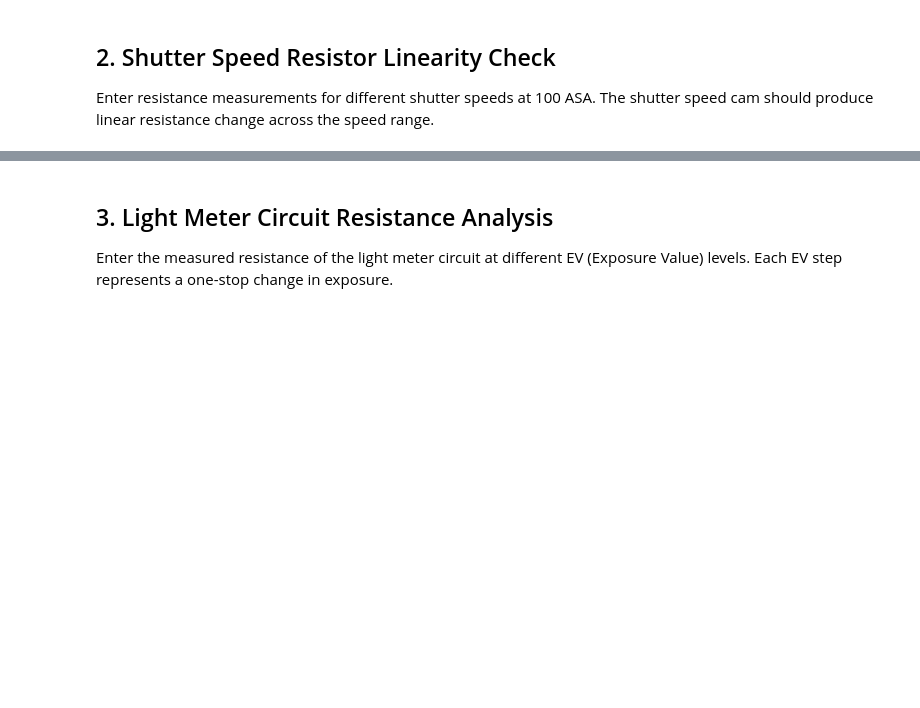
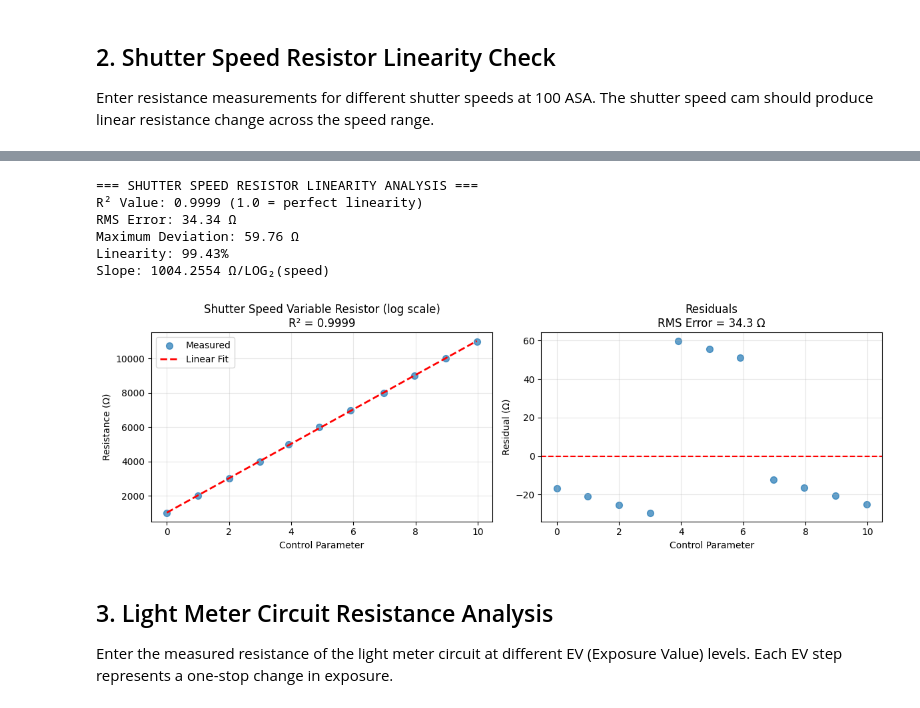
Before and after one commit to bjpirt/k1000-light-meter-calibration, a Jupyter notebook: calibration.ipynb, the cells around one changed output, grey strips where cells are left out. Cells and saved outputs as stored; diff of their text form; code cells hidden in the pictures; blank space fills up the shorter version.

```diff
--- a/calibration.ipynb
+++ b/calibration.ipynb
@@ -129,3 +92,14 @@ else:
+# %%
+# Analyze Shutter Speed Resistor Linearity
+shutter_analysis = analyze_shutter_resistor(shutter_grid)
+# %% [output]
+=== SHUTTER SPEED RESISTOR LINEARITY ANALYSIS ===
+R² Value: 0.9999 (1.0 = perfect linearity)
+RMS Error: 34.34 Ω
+Maximum Deviation: 59.76 Ω
+Linearity: 99.43%
+Slope: 1004.2554 Ω/LOG₂(speed)
+[figure, added]
 # %% [markdown]
 ## 3. Light Meter Circuit Resistance Analysis
 
```
Also changed, not shown: parts of 11 cells of this notebook, 3 other files.
